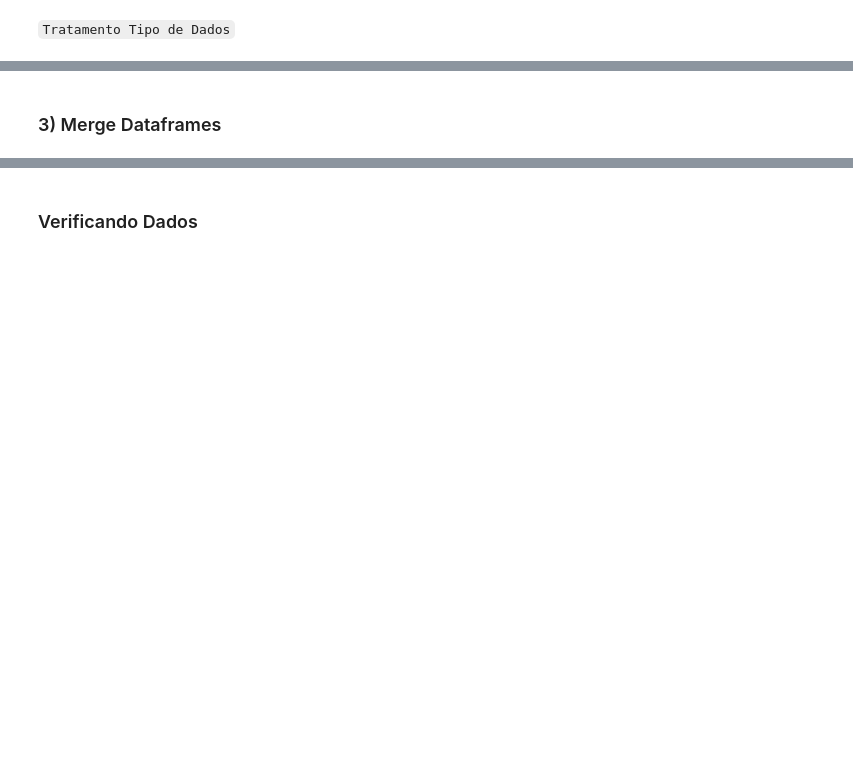
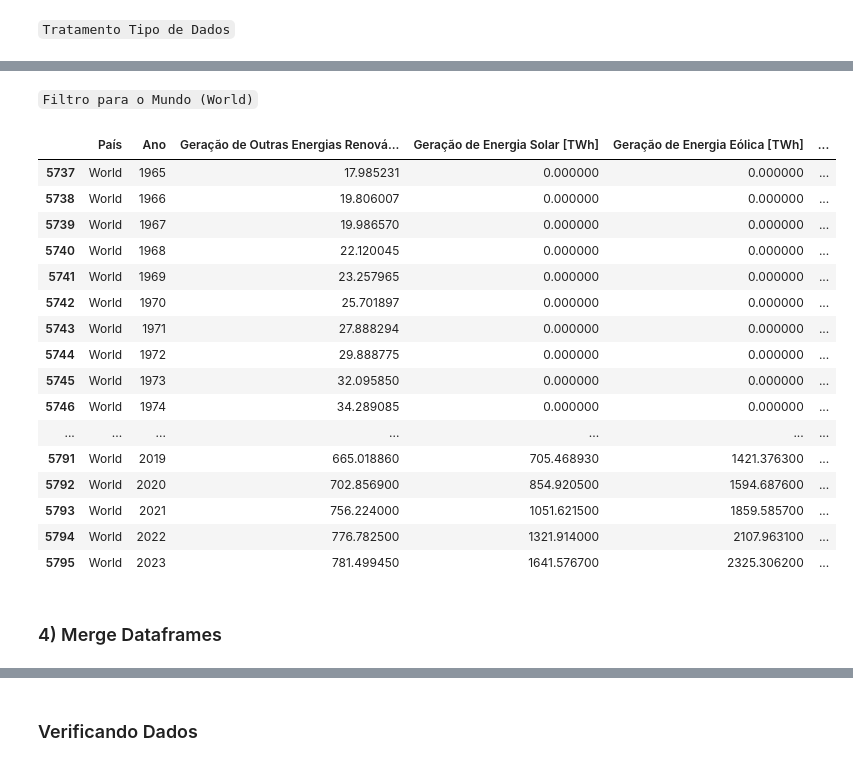
Before and after one commit to FelipeBZanardo/Projeto-POO-Energia-Solar, a Jupyter notebook: main.ipynb, the cells around one changed output, grey strips where cells are left out. Cells and saved outputs as stored; diff of their text form; code cells hidden in the pictures; blank space fills up the shorter version.

```diff
--- a/main.ipynb
+++ b/main.ipynb
@@ -76,5 +255,28 @@ pdf_solar_prices.info()
+# %% [markdown]
+`Filtro para o Mundo (World)`
+# %%
+pdf_electricity_generation = pdf_electricity_generation[pdf_electricity_generation['País'] == 'World']
+pdf_electricity_generation
+# %% [output]
+|  | País | Ano | Geração de Outras Energias Renová... | Geração de Energia Solar [TWh] | Geração de Energia Eólica [TWh] | ... |
+| 5737 | World | 1965 | 17.985231 | 0.000000 | 0.000000 | ... |
+| 5738 | World | 1966 | 19.806007 | 0.000000 | 0.000000 | ... |
+| 5739 | World | 1967 | 19.986570 | 0.000000 | 0.000000 | ... |
+| 5740 | World | 1968 | 22.120045 | 0.000000 | 0.000000 | ... |
+| 5741 | World | 1969 | 23.257965 | 0.000000 | 0.000000 | ... |
+| 5742 | World | 1970 | 25.701897 | 0.000000 | 0.000000 | ... |
+| 5743 | World | 1971 | 27.888294 | 0.000000 | 0.000000 | ... |
+| 5744 | World | 1972 | 29.888775 | 0.000000 | 0.000000 | ... |
+| 5745 | World | 1973 | 32.095850 | 0.000000 | 0.000000 | ... |
+| 5746 | World | 1974 | 34.289085 | 0.000000 | 0.000000 | ... |
+| ... | ... | ... | ... | ... | ... | ... |
+| 5791 | World | 2019 | 665.018860 | 705.468930 | 1421.376300 | ... |
+| 5792 | World | 2020 | 702.856900 | 854.920500 | 1594.687600 | ... |
+| 5793 | World | 2021 | 756.224000 | 1051.621500 | 1859.585700 | ... |
+| 5794 | World | 2022 | 776.782500 | 1321.914000 | 2107.963100 | ... |
+| 5795 | World | 2023 | 781.499450 | 1641.576700 | 2325.306200 | ... |
 # %% [markdown]
-### 3) Merge Dataframes
+### 4) Merge Dataframes
 # %%
 pdf_solar_merge: pd.DataFrame = pd.merge(solar_capacity_group_by_year, pdf_solar_prices, how = 'inner', on = 'Ano')
 pdf_solar_merge
```
Also changed, not shown: parts of 28 cells of this notebook, 2 other files.
